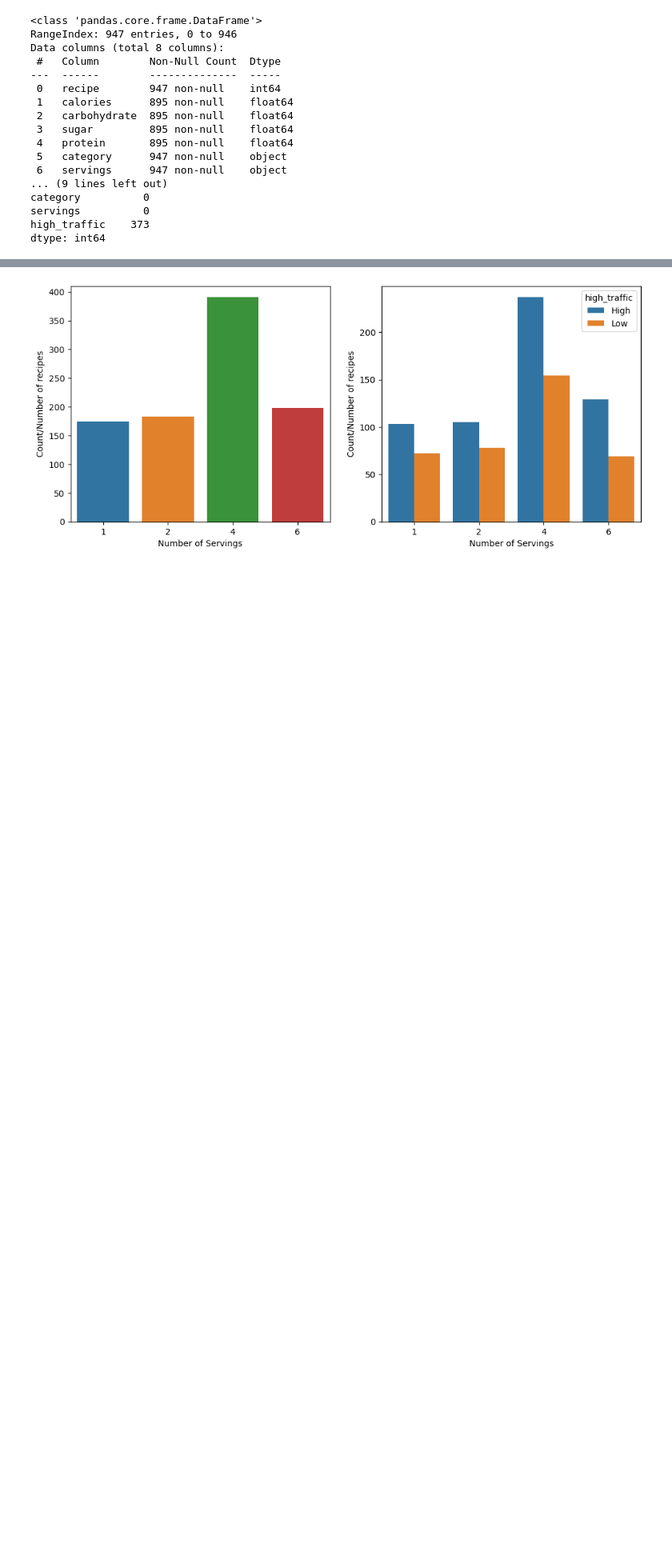
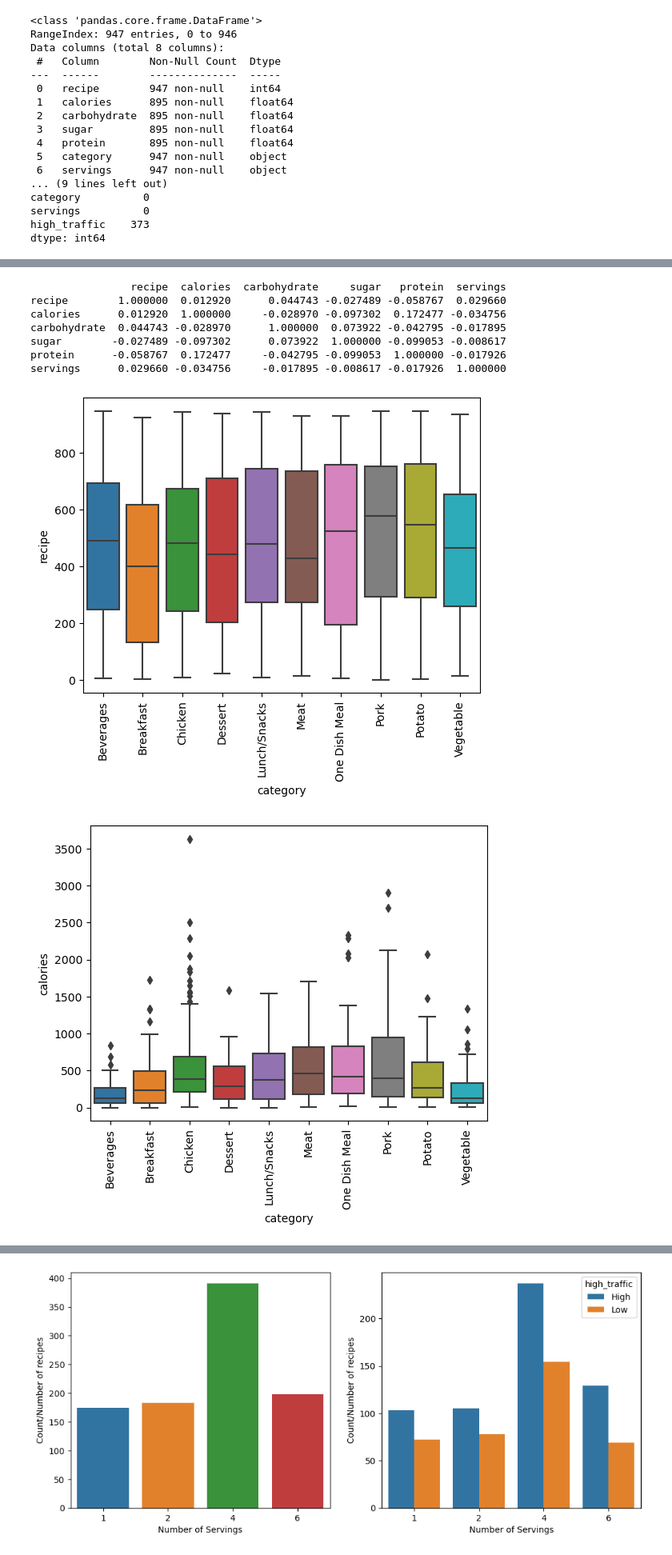
Before and after one commit to Vicbeg/Recipe-site-traffic, a Jupyter notebook: Tasty_bytes_Python.ipynb, the cells around one changed output, grey strips where cells are left out. Shown at 80% size. Saved outputs shown, nothing was run; the diff lists cells and outputs as text; code cells hidden in the pictures; blank space fills up the shorter version.

```diff
--- a/Tasty_bytes_Python.ipynb
+++ b/Tasty_bytes_Python.ipynb
@@ -198,0 +140,50 @@ None
+# %%
+print(df.corr())              #No correlations > 0.7
+
+for i in range(5):            #Should impute median grouped by category as we can see variability among groups
+    col_index = i
+    col = df.columns[col_index]
+    sns.boxplot(x='category', y=col, data=df)
+    plt.xticks(rotation=90)
+    plt.show()
+
+for i in range(5):            #Not much variability among servings
+    col_index = i
+    col = df.columns[col_index]
+    sns.boxplot(x='servings', y=col, data=df)
+    plt.xticks(rotation=90)
+    plt.show()
+
+
+#Imputing median by each category
+
+cols=['calories','carbohydrate','sugar','protein']
+
+
+for col in cols:
+    df[col].fillna(df.groupby('category')[col].transform('median'), inplace=True)
+
+print(df.info())
+
+#High traffic has many missing values. According to the description provided, I believe the NAs are 'low' traffic.
+# Convert all NAs to 'Low'
+
+df['high_traffic'] = np.where(df['high_traffic'] == 'High', 'High', 'Low')
+
+#Change high_traffic to category type
+
+df['high_traffic'] = df['high_traffic'].astype('category')
+
+print(df.info())
+
+print(df.duplicated().sum()) #no duplicates
+# %% [output]
+                recipe  calories  carbohydrate     sugar   protein  servings
+recipe        1.000000  0.012920      0.044743 -0.027489 -0.058767  0.029660
+calories      0.012920  1.000000     -0.028970 -0.097302  0.172477 -0.034756
+carbohydrate  0.044743 -0.028970      1.000000  0.073922 -0.042795 -0.017895
+sugar        -0.027489 -0.097302      0.073922  1.000000 -0.099053 -0.008617
+protein      -0.058767  0.172477     -0.042795 -0.099053  1.000000 -0.017926
+servings      0.029660 -0.034756     -0.017895 -0.008617 -0.017926  1.000000
+[figure, added]
+[figure, added]
```
Also changed, not shown: parts of 18 cells of this notebook, 3 other files.
